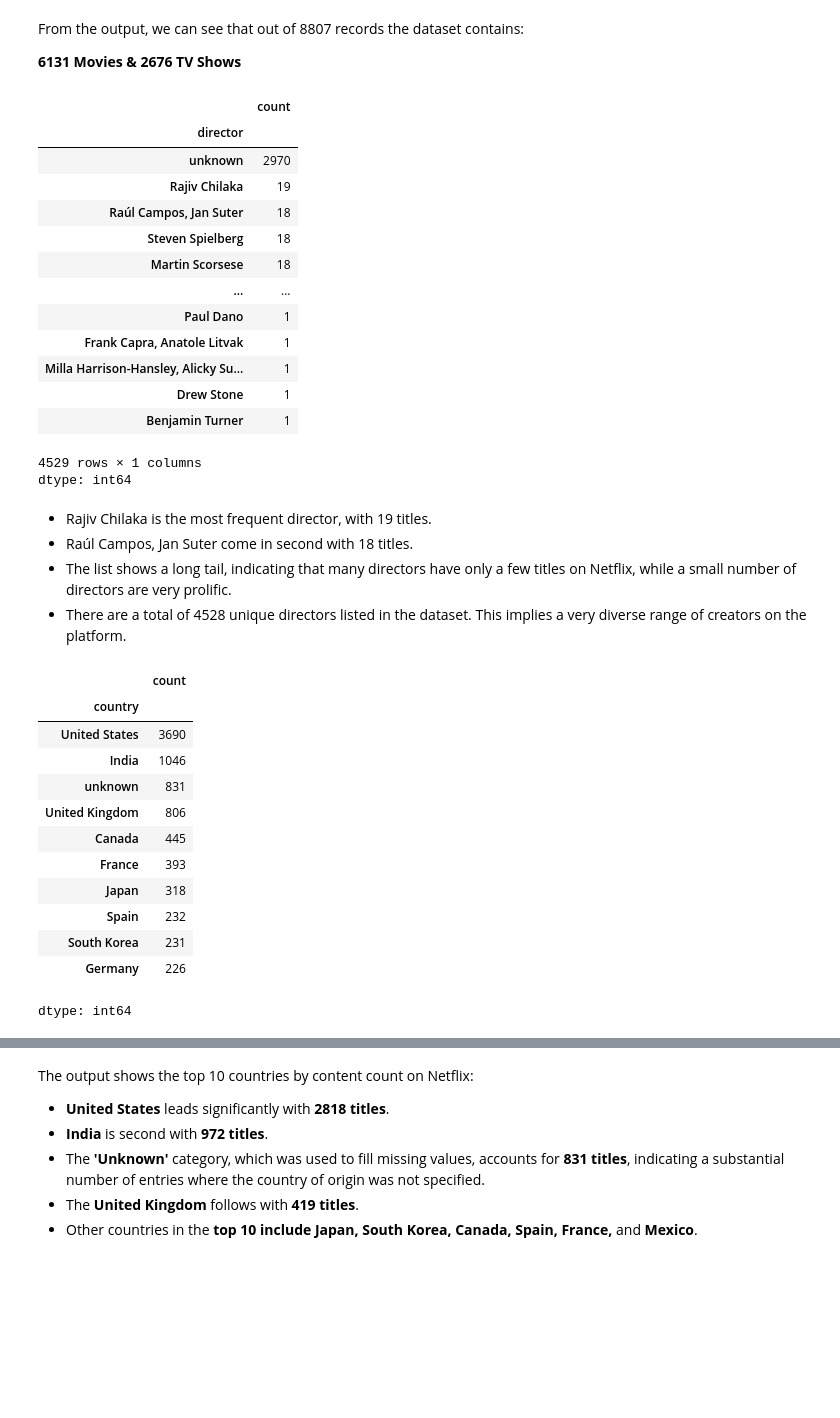
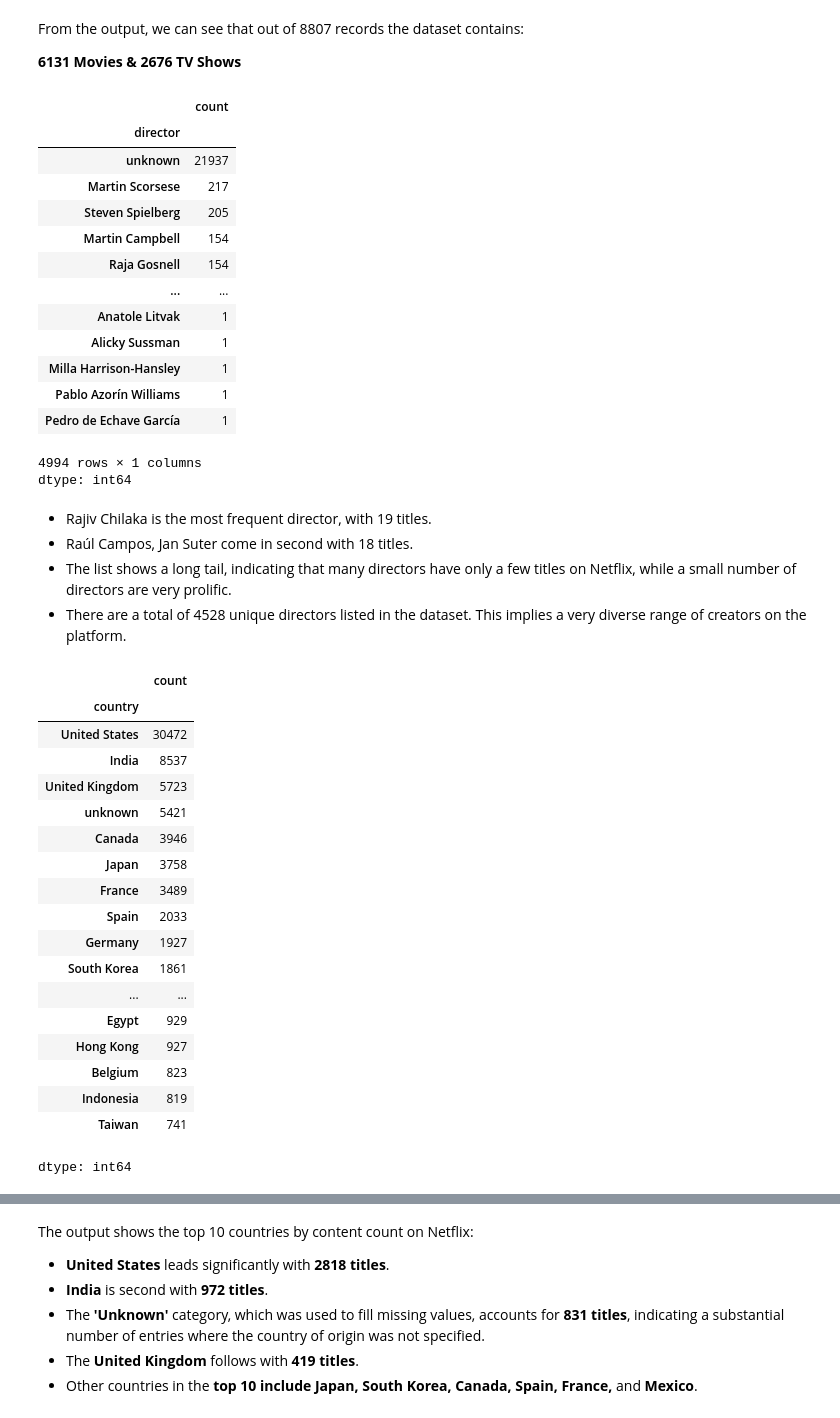
Before and after one commit to RichaGaharwar/Exploratory-Data-Analysis-Netflix-, a Jupyter notebook: Netflix_EDA.ipynb, the cells around one changed output, grey strips where cells are left out. Cells and saved outputs as stored; diff of their text form; code cells hidden in the pictures; blank space fills up the shorter version.

```diff
--- a/Netflix_EDA.ipynb
+++ b/Netflix_EDA.ipynb
@@ -134,0 +153,4 @@ netflix.head()
+# %%
+netflix2 = netflix2.assign(director = netflix2['director'].str.split(',')).explode('director')
+netflix2['director'] = netflix2['director'].str.strip()
+print(f"Unique directors: {netflix2['director'].nunique()}")
@@ -163,5 +204,5 @@ netflix2 = netflix.copy()
 # %%
-netflix2 = netflix.assign(country = netflix2['country'].str.split(',')).explode('country')
+netflix2 = netflix2.assign(country = netflix2['country'].str.split(',')).explode('country')
 netflix2['country'] = netflix2['country'].str.strip()
-print(f"Unique countries: {df['country'].nunique()}")
+print(f"Unique countries: {netflix2['country'].nunique()}")
 # %% [output]
@@ -168,0 +257,4 @@ Unique countries: 124
+# %%
+netflix2 = netflix2.assign(cast = netflix2['cast'].str.split(',')).explode('cast')
+netflix2['cast'] = netflix2['cast'].str.strip()
+print(f"Unique casts: {netflix2['cast'].nunique()}")
@@ -342,18 +436,18 @@ netflix2['director'].value_counts()
 # %% [output]
 |  | count |
 | director |  |
-| unknown | 2970 |
-| Rajiv Chilaka | 19 |
-| Raúl Campos, Jan Suter | 18 |
-| Steven Spielberg | 18 |
-| Martin Scorsese | 18 |
+| unknown | 21937 |
+| Martin Scorsese | 217 |
+| Steven Spielberg | 205 |
+| Martin Campbell | 154 |
+| Raja Gosnell | 154 |
 | ... | ... |
-| Paul Dano | 1 |
-| Frank Capra, Anatole Litvak | 1 |
-| Milla Harrison-Hansley, Alicky Su... | 1 |
-| Drew Stone | 1 |
-| Benjamin Turner | 1 |
+| Anatole Litvak | 1 |
+| Alicky Sussman | 1 |
+| Milla Harrison-Hansley | 1 |
+| Pablo Azorín Williams | 1 |
+| Pedro de Echave García | 1 |
-4529 rows × 1 columns
+4994 rows × 1 columns
 dtype: int64
 # %% [markdown]
 
@@ -365,21 +459,27 @@ dtype: int64
 *   There are a total of 4528 unique directors listed in the dataset. This implies a very diverse range of creators on the platform.
 # %%
 # Get the top 10 countries by content count
-top_10_countries = netflix2['country'].value_counts().head(10)
+top_10_countries = netflix2['country'].value_counts().head(20)
 display(top_10_countries)
 # %% [output]
 |  | count |
 | country |  |
-| United States | 3690 |
-| India | 1046 |
-| unknown | 831 |
-| United Kingdom | 806 |
-| Canada | 445 |
-| France | 393 |
-| Japan | 318 |
-| Spain | 232 |
-| South Korea | 231 |
-| Germany | 226 |
+| United States | 30472 |
+| India | 8537 |
+| United Kingdom | 5723 |
+| unknown | 5421 |
+| Canada | 3946 |
+| Japan | 3758 |
+| France | 3489 |
+| Spain | 2033 |
+| Germany | 1927 |
+| South Korea | 1861 |
+| ... | ... |
+| Egypt | 929 |
+| Hong Kong | 927 |
+| Belgium | 823 |
+| Indonesia | 819 |
+| Taiwan | 741 |
 dtype: int64
 # %%
 netflix_red = '#E50914'
```
Also changed, not shown: parts of 33 cells of this notebook.
